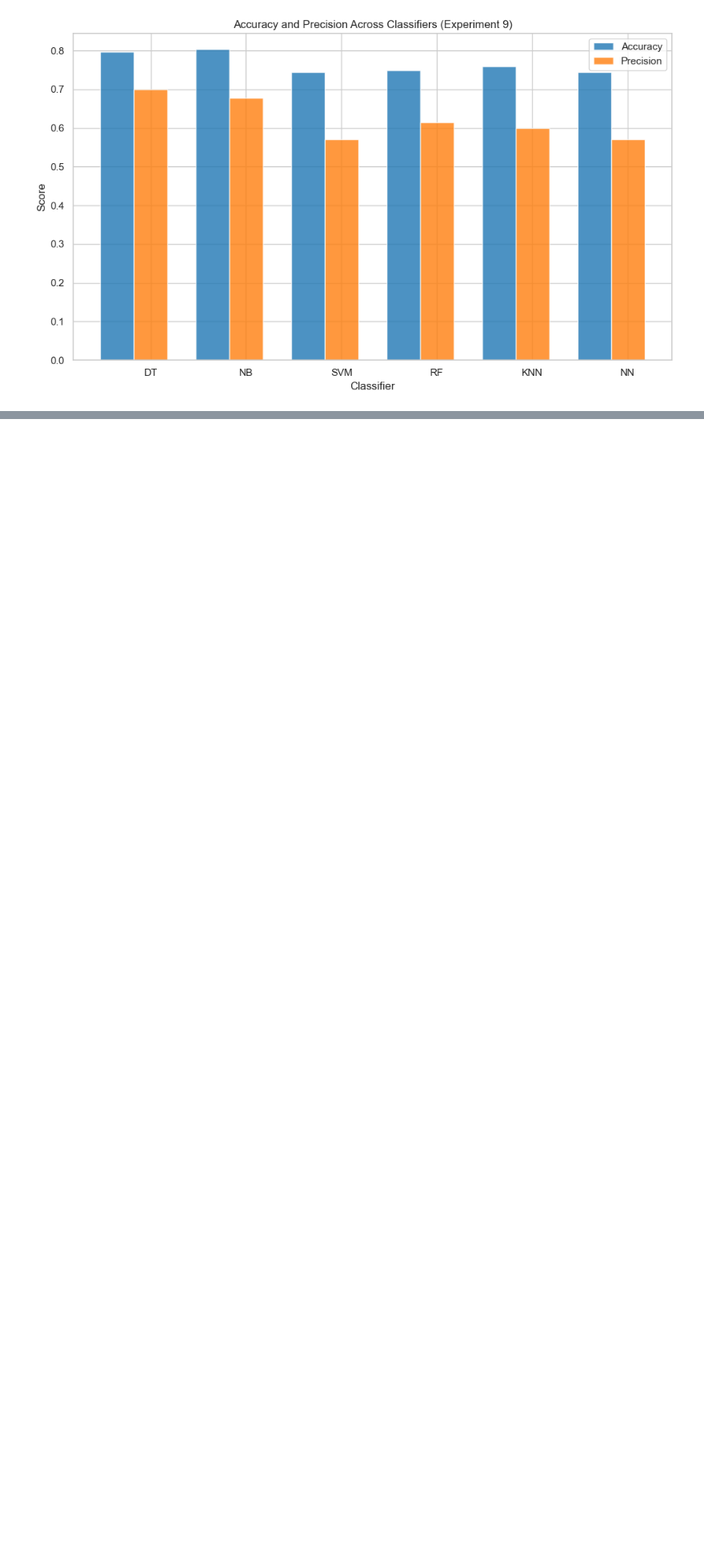
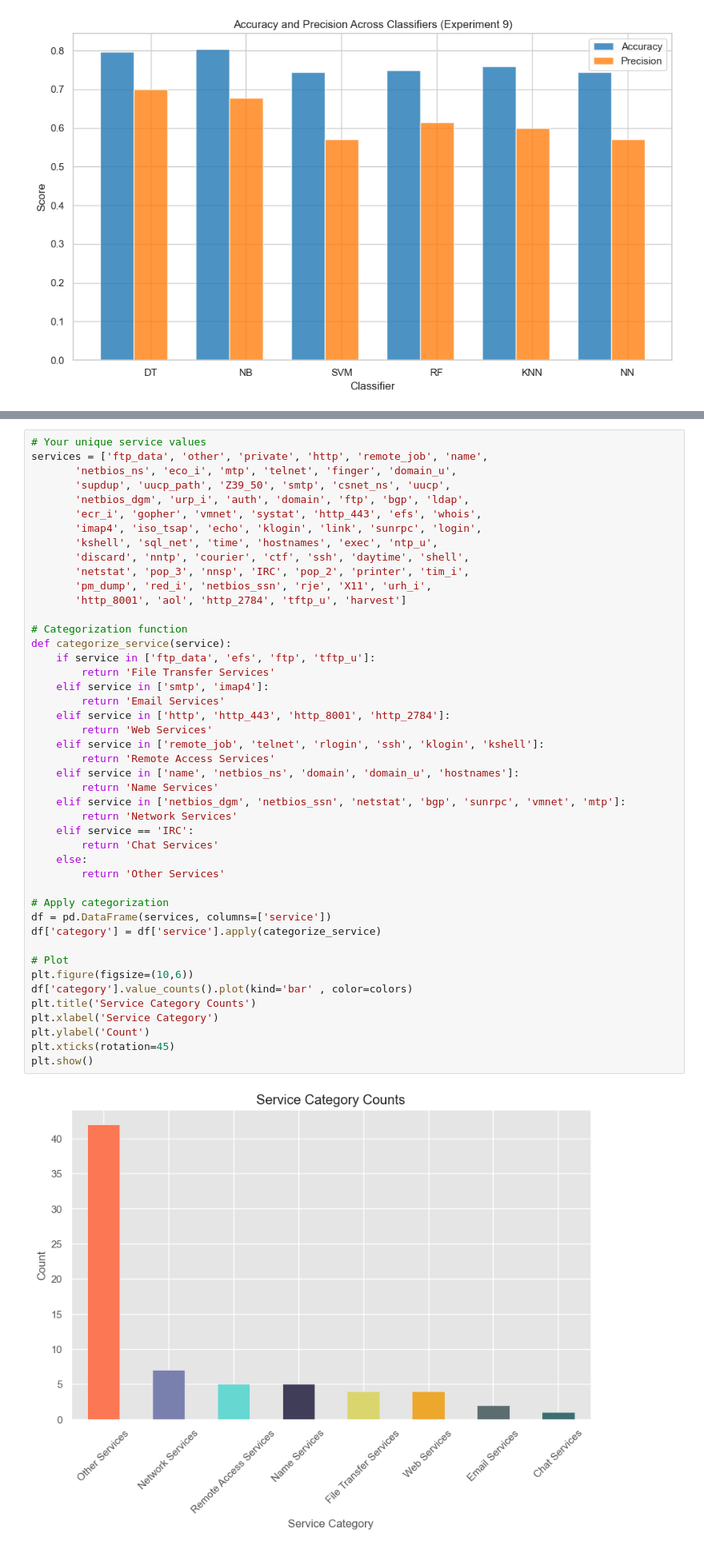
Before and after one commit to chihab4real/ML_CaseStudy, a Jupyter notebook: plot_weka_results.ipynb, the cells around one changed output, grey strips where cells are left out. Shown at 80% size. Cells and saved outputs as stored; diff of their text form; blank space fills up the shorter version.

```diff
--- a/plot_weka_results.ipynb
+++ b/plot_weka_results.ipynb
@@ -370,0 +410,47 @@ for experiment in experiments:
+# %%
+# Your unique service values
+services = ['ftp_data', 'other', 'private', 'http', 'remote_job', 'name',
+       'netbios_ns', 'eco_i', 'mtp', 'telnet', 'finger', 'domain_u',
+       'supdup', 'uucp_path', 'Z39_50', 'smtp', 'csnet_ns', 'uucp',
+       'netbios_dgm', 'urp_i', 'auth', 'domain', 'ftp', 'bgp', 'ldap',
+       'ecr_i', 'gopher', 'vmnet', 'systat', 'http_443', 'efs', 'whois',
+       'imap4', 'iso_tsap', 'echo', 'klogin', 'link', 'sunrpc', 'login',
+       'kshell', 'sql_net', 'time', 'hostnames', 'exec', 'ntp_u',
+       'discard', 'nntp', 'courier', 'ctf', 'ssh', 'daytime', 'shell',
+       'netstat', 'pop_3', 'nnsp', 'IRC', 'pop_2', 'printer', 'tim_i',
+       'pm_dump', 'red_i', 'netbios_ssn', 'rje', 'X11', 'urh_i',
+       'http_8001', 'aol', 'http_2784', 'tftp_u', 'harvest']
+
+# Categorization function
+def categorize_service(service):
+    if service in ['ftp_data', 'efs', 'ftp', 'tftp_u']:
+        return 'File Transfer Services'
+    elif service in ['smtp', 'imap4']:
+        return 'Email Services'
+    elif service in ['http', 'http_443', 'http_8001', 'http_2784']:
+        return 'Web Services'
+    elif service in ['remote_job', 'telnet', 'rlogin', 'ssh', 'klogin', 'kshell']:
+        return 'Remote Access Services'
+    elif service in ['name', 'netbios_ns', 'domain', 'domain_u', 'hostnames']:
+        return 'Name Services'
+    elif service in ['netbios_dgm', 'netbios_ssn', 'netstat', 'bgp', 'sunrpc', 'vmnet', 'mtp']:
+        return 'Network Services'
+    elif service == 'IRC':
+        return 'Chat Services'
+    else:
+        return 'Other Services'
+
+# Apply categorization
+df = pd.DataFrame(services, columns=['service'])
+df['category'] = df['service'].apply(categorize_service)
+
+# Plot
+plt.figure(figsize=(10,6))
+df['category'].value_counts().plot(kind='bar' , color=colors)
+plt.title('Service Category Counts')
+plt.xlabel('Service Category')
+plt.ylabel('Count')
+plt.xticks(rotation=45)
+plt.show()
+# %% [output]
+[figure, added]
```
Also changed, not shown: parts of 5 cells of this notebook, 2 other files.
